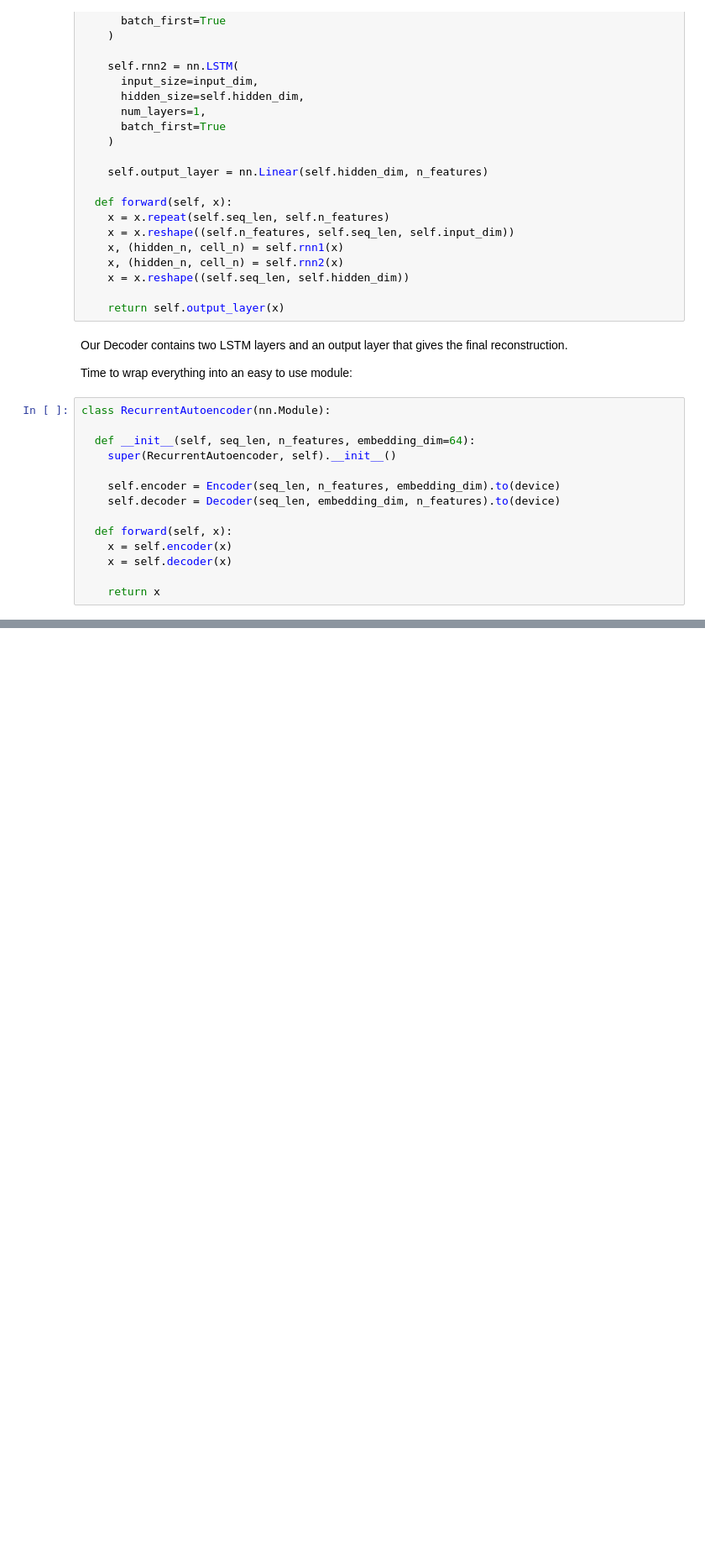
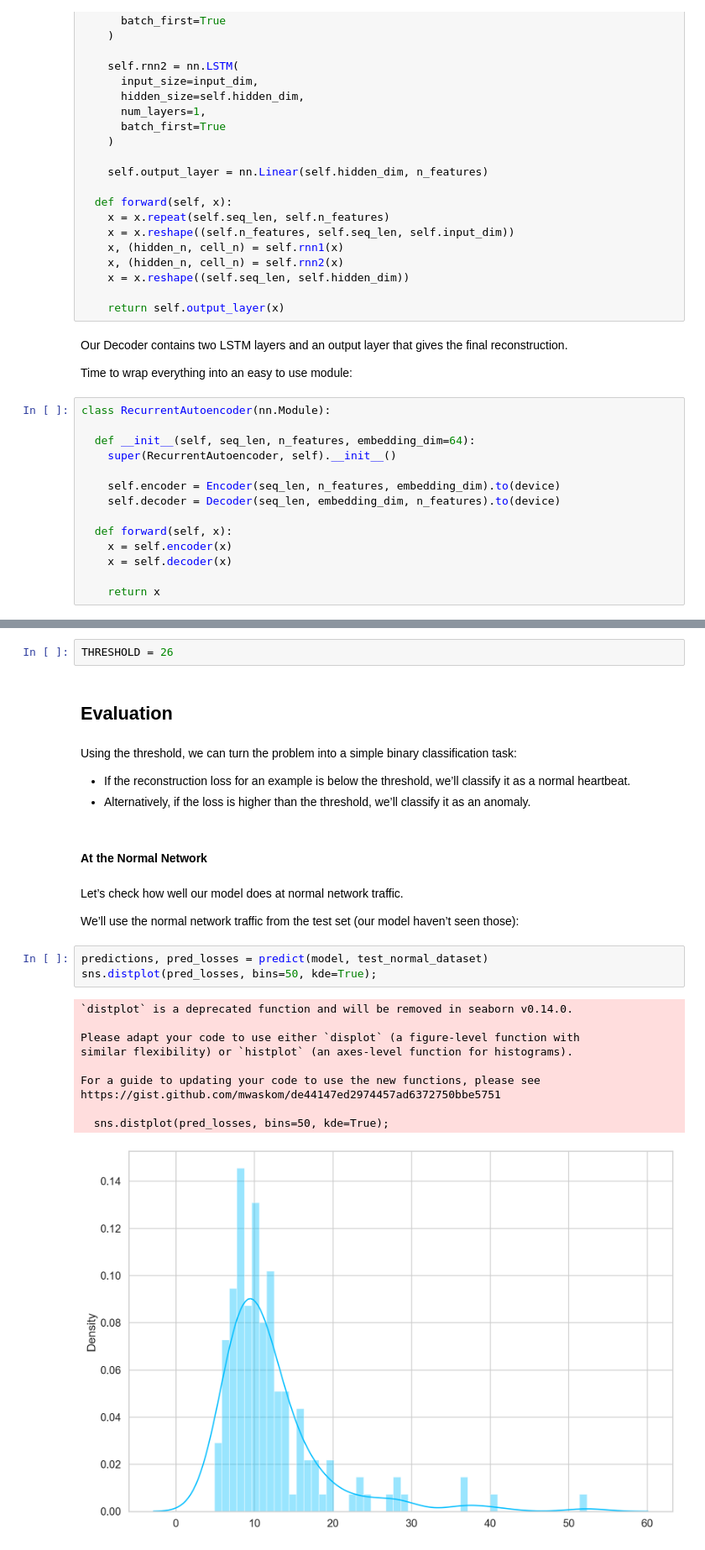
Before and after one commit to pamuditha/icbt-msc-ds-rus50-8181, a Jupyter notebook: Network_Anommaly_data_analysis.ipynb, the cells around one changed output, grey strips where cells are left out. Shown at 84% size. Cells and saved outputs as stored; diff of their text form; blank space fills up the shorter version.

```diff
--- a/Network_Anommaly_data_analysis.ipynb
+++ b/Network_Anommaly_data_analysis.ipynb
@@ -295,0 +435,29 @@ class RecurrentAutoencoder(nn.Module):
+# %%
+THRESHOLD = 26
+# %% [markdown]
+## Evaluation
+# %% [markdown]
+Using the threshold, we can turn the problem into a simple binary classification task:
+
+- If the reconstruction loss for an example is below the threshold, we’ll classify it as a normal heartbeat.
+- Alternatively, if the loss is higher than the threshold, we’ll classify it as an anomaly.
+# %% [markdown]
+#### At the Normal Network
+# %% [markdown]
+Let’s check how well our model does at normal network traffic. <br>
+
+We’ll use the normal network traffic from the test set (our model haven’t seen those):
+# %%
+predictions, pred_losses = predict(model, test_normal_dataset)
+sns.distplot(pred_losses, bins=50, kde=True);
+# %% [output]
+`distplot` is a deprecated function and will be removed in seaborn v0.14.0.
+
+Please adapt your code to use either `displot` (a figure-level function with
+similar flexibility) or `histplot` (an axes-level function for histograms).
+
+For a guide to updating your code to use the new functions, please see
+https://gist.github.com/mwaskom/de44147ed2974457ad6372750bbe5751
+
+  sns.distplot(pred_losses, bins=50, kde=True);
+[figure, added]
```
Also changed, not shown: parts of 30 cells of this notebook.
